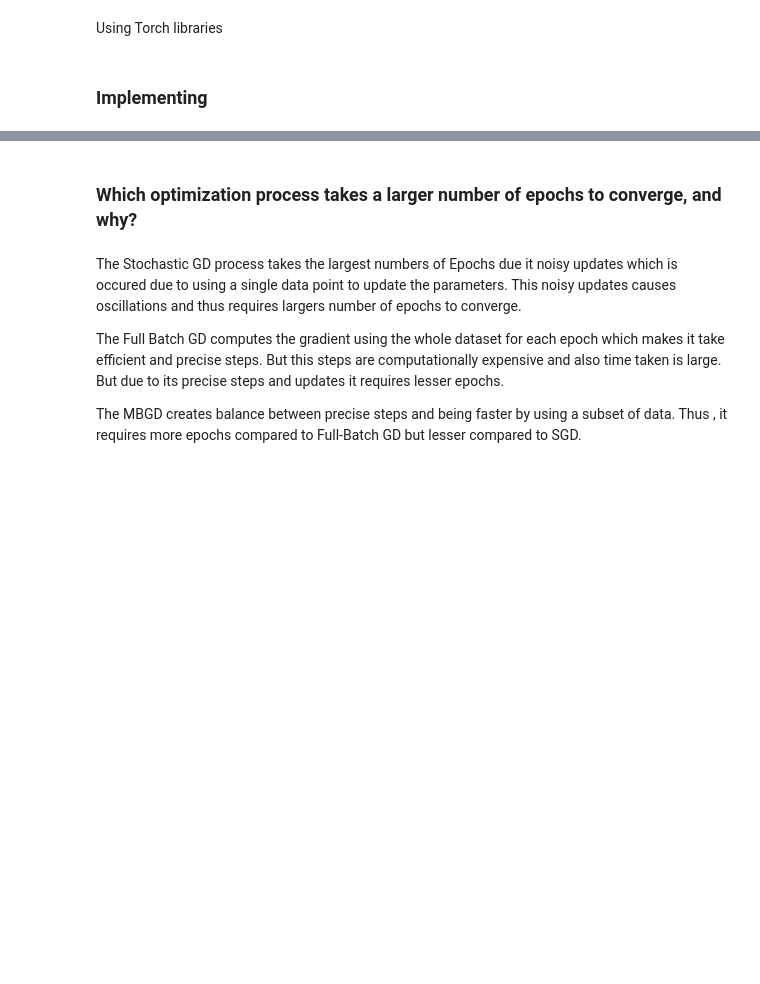
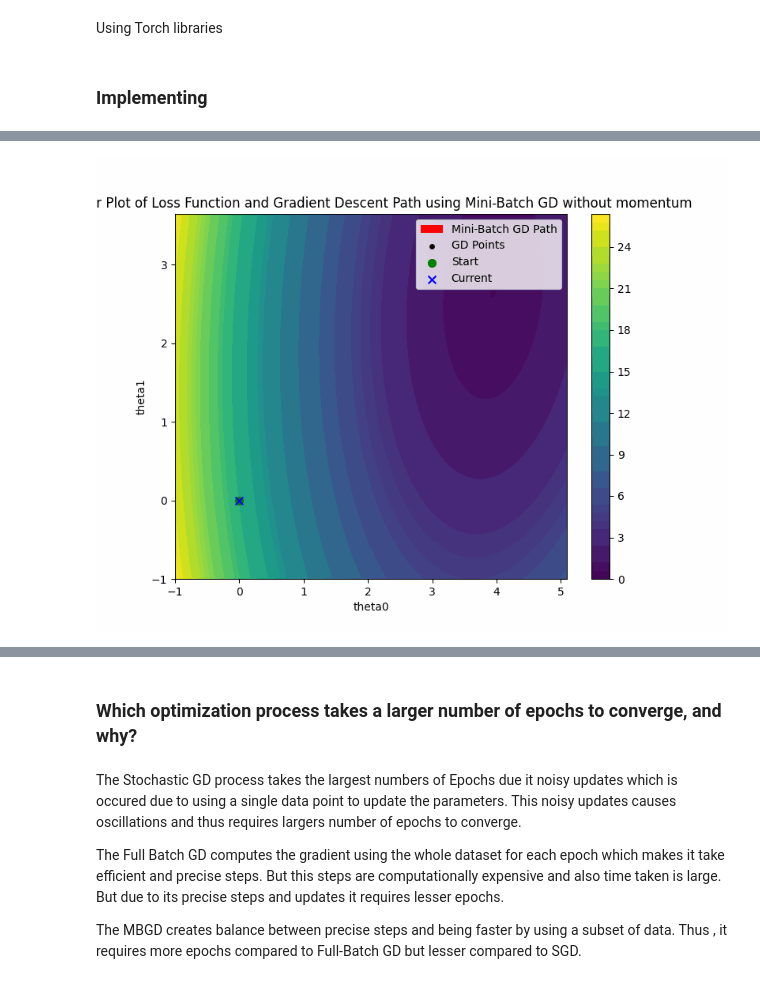
Before and after one commit to nupoor-ka/es335_image_reconstruction, a Jupyter notebook: Task1.ipynb, the cells around one changed output, grey strips where cells are left out. Saved outputs shown, nothing was run; the diff lists cells and outputs as text; code cells hidden in the pictures; blank space fills up the shorter version.

```diff
--- a/Task1.ipynb
+++ b/Task1.ipynb
@@ -353,0 +413,4 @@ for sgd
+# %%
+make_gif(x1,y,theta_0_s_mb,theta_1_s_mb,method="Mini-Batch GD",momentum="without momentum",gif_filename="mb_gif.gif")
+# %% [output]
+[figure, added]
```
Also changed, not shown: parts of 11 cells of this notebook, 6 other files.
